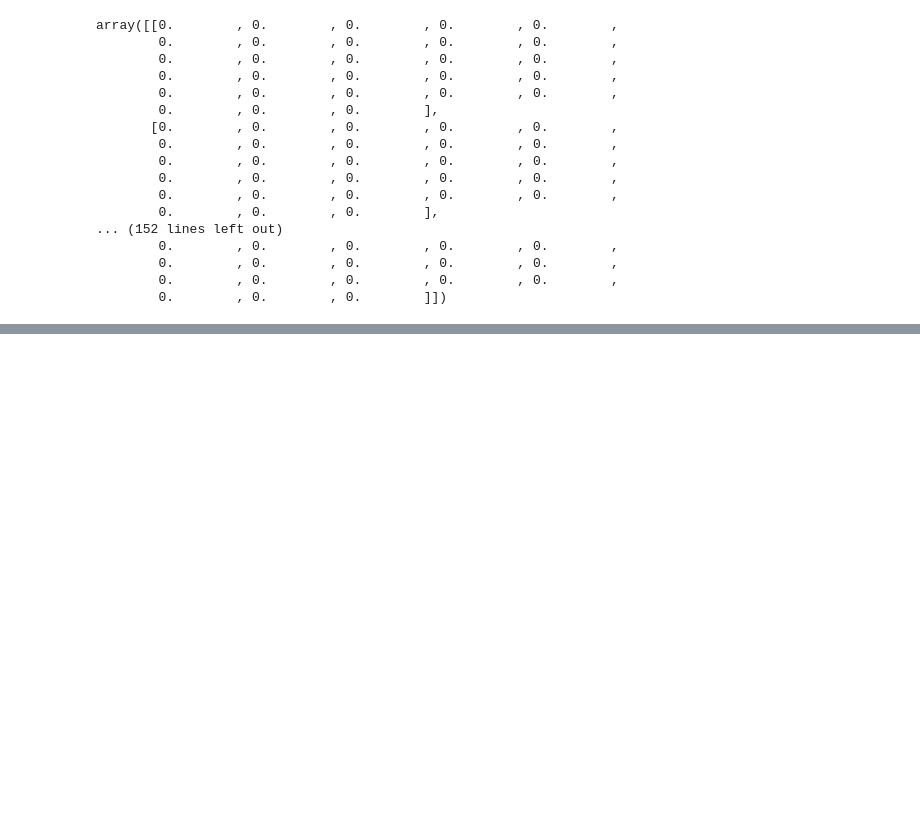
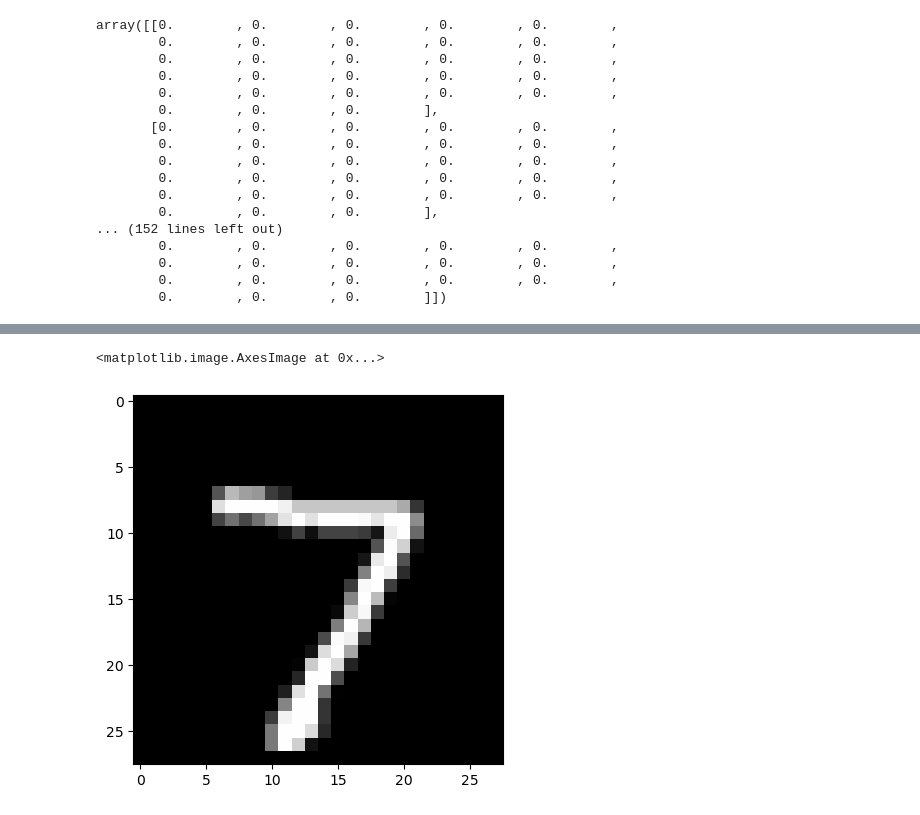
Before and after one commit to UmbertoFasci/Autoencoders, a Jupyter notebook: Notebooks/autoencoder.ipynb, the cells around one changed output, grey strips where cells are left out. Drawn from its saved outputs; the diff is of its cells as text; code cells hidden in the pictures; blank space fills up the shorter version.

```diff
--- a/Notebooks/autoencoder.ipynb
+++ b/Notebooks/autoencoder.ipynb
@@ -97,0 +139,5 @@ _________________________________________________________________
+# %%
+plt.imshow(x_test[0], cmap='gray')
+# %% [output]
+<matplotlib.image.AxesImage at 0x...>
+[figure, added]
```
Also changed, not shown: parts of 9 cells of this notebook.
